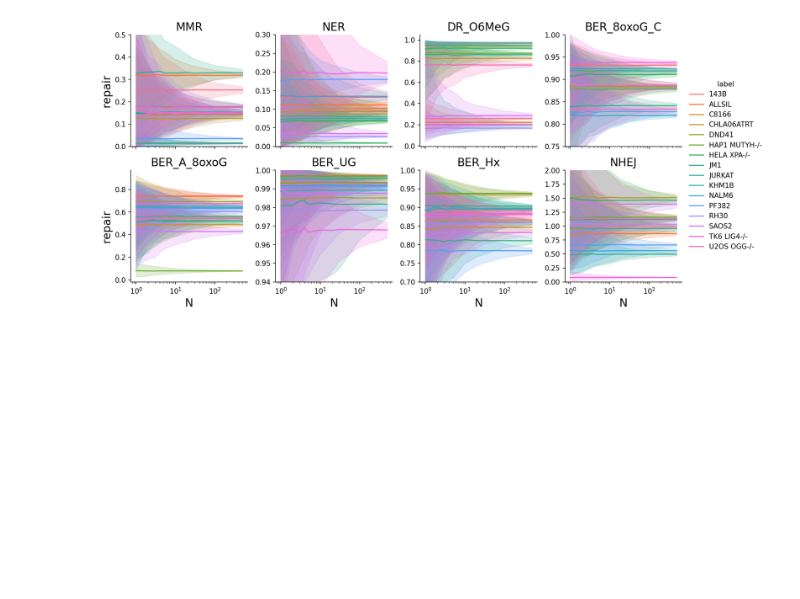
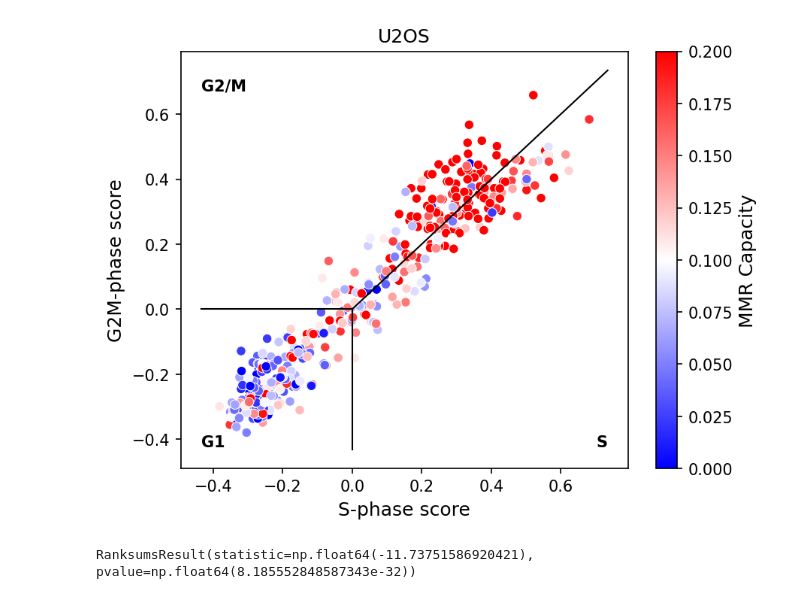
Before and after one commit to getzlab/HCRseq_manuscript_2026, a Jupyter notebook: figures/Figure7.ipynb, the cells around one changed output. Cells and saved outputs as stored; diff of their text form; code cells hidden in the pictures; blank space fills up the shorter version.

```diff
--- a/figures/Figure7.ipynb
+++ b/figures/Figure7.ipynb
@@ -16,2 +148,2 @@ adata.obs['label'] = adata.obs['cell_line'].replace({'TK6_ATCC' : 'TK6 LIG4-/-',
 # %%
-adata = adata[adata.obs['transfected']]
+adata = annotate_cell_cycle(adata)
@@ -20,6 +152,0 @@ adata_all = adata.copy()
-# %%
-x = pd.crosstab(adata_all.obs['label'],adata_all.obs['timepoint'])
-
-cl_use = x.index[x['2h'] >= 25]
-
-adata = adata_all[adata_all.obs['label'].isin(cl_use) & (adata_all.obs['timepoint']=='2h')]
@@ -42,18 +152,0 @@ df = pd.concat(dfs,axis=0).reset_index()
-# %%
-g = sns.relplot(data=df,x="N",y="repair",
-            col="pathway",col_wrap=4,hue="label",kind="line",facet_kws={'sharey': False},
-           errorbar = lambda x : np.quantile(x,[.025,.975]),height=3)
-
-g.axes_dict['NER'].set_ylim(0,.3)
-g.axes_dict['NHEJ'].set_ylim(0,2)
-g.axes_dict['BER_Hx'].set_ylim(.7,1)
-g.axes_dict['BER_UG'].set_ylim(.94,1)
-g.axes_dict['MMR'].set_ylim(0,.5)
-g.axes_dict['BER_8oxoG_C'].set_ylim(.75,1)
-
-g.set(xscale='log')
-g.set_titles(template="{col_name}",size=16)
-
-plt.savefig('pdf/figure7_scRNA_downsampling.pdf')
-# %% [output]
-[figure, removed]
@@ -67,0 +153,39 @@ df_q.to_csv('source_data/figure7_scRNA_downsampling.csv')
+# %%
+idx = adata.obs['transfected']&(adata.obs['timepoint']=='2h')&(adata.obs['cell_line']=='U2OS')
+
+norm = plt.Normalize(0,.2)
+sm = plt.cm.ScalarMappable(cmap="bwr", norm=norm)
+
+sns.scatterplot(x="S_score",y="G2M_score",hue="MMR",data=adata.obs[idx],hue_norm=norm,palette="bwr")
+
+plt.legend().remove()
+g=plt.gcf().colorbar(sm,ax=plt.gca())
+plt.xlabel('S-phase score',fontsize=12)
+plt.ylabel('G2M-phase score',fontsize=12)
+
+g.set_label('MMR Capacity',fontsize=12)
+
+
+xl = plt.xlim()
+yl = plt.ylim()
+plt.plot([xl[0],0],[0,0],color='k',linewidth=1)
+plt.plot([0,0],[yl[0],0],color='k',linewidth=1)
+plt.plot([0,xl[1]],[0,xl[1]],color='k',linewidth=1)
+
+plt.text(xl[0],yl[0],'G1',ha='left',va='bottom',fontweight='bold')
+plt.text(xl[1],yl[0],'S',ha='right',va='bottom',fontweight='bold')
+plt.text(xl[0],yl[1],'G2/M',ha='left',va='top',fontweight='bold')
+
+
+plt.title('U2OS')
+
+plt.savefig('pdf/figure7c_U2OS_cell_cycle_correlation.pdf',bbox_inches='tight')
+# %% [output]
+[figure, added]
+# %%
+idx1 = idx & (adata.obs['phase']=='G1')
+idx2 = idx & (adata.obs['phase'].isin(['S','G2M']))
+
+ranksums(adata.obs.loc[idx1,'MMR'],adata.obs.loc[idx2,'MMR'])
+# %% [output]
+RanksumsResult(statistic=np.float64(-11.73751586920421), pvalue=np.float64(8.185552848587343e-32))
```
Also changed, not shown: parts of 27 cells of this notebook, 41 other files.
